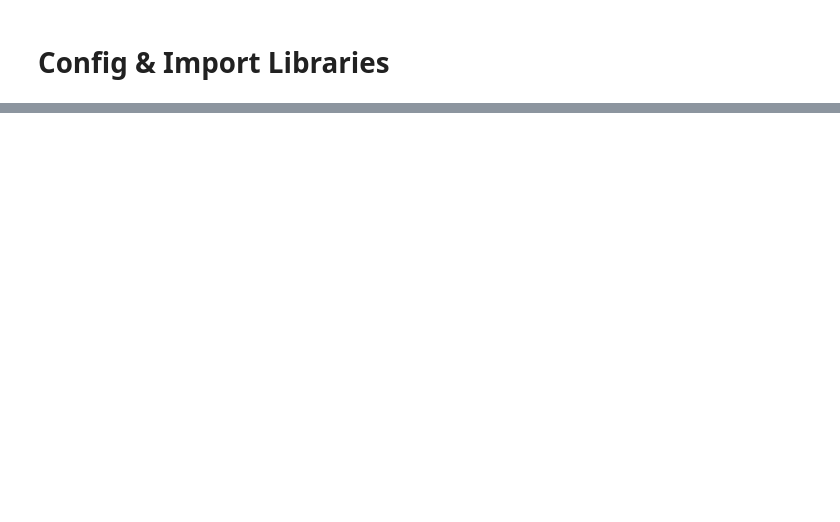
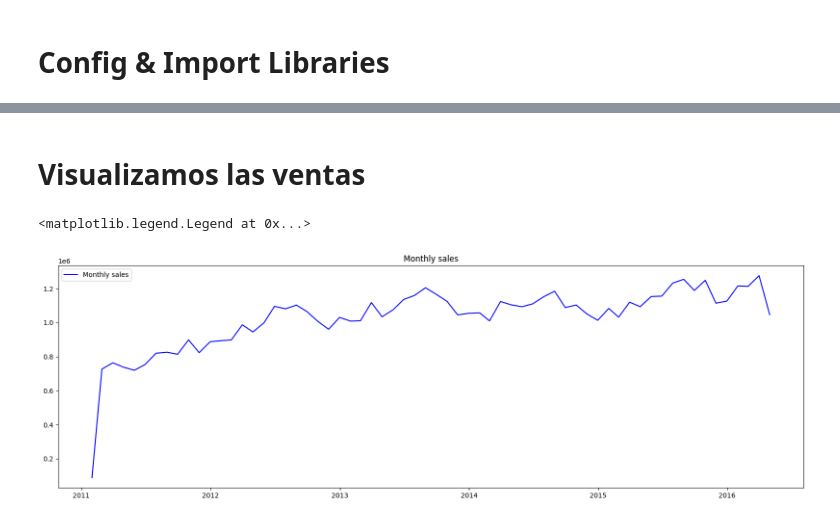
Before and after one commit to elenabriones/DS-Capstone-Market, a Jupyter notebook: notebooks/Forecast.ipynb, the cells around one changed output, grey strips where cells are left out. Saved outputs shown, nothing was run; the diff lists cells and outputs as text; code cells hidden in the pictures; blank space fills up the shorter version.

Commit message:
Forecast 18_02_2024

```diff
--- a/notebooks/Forecast.ipynb
+++ b/notebooks/Forecast.ipynb
@@ -83,0 +55,3 @@ df_forecast.head(10)
+# %%
+df_forecast['year'] = df_forecast['yearweek'].astype(str).str[:4]
+df_forecast['week'] = df_forecast['yearweek'].astype(str).str[4:]
@@ -83,0 +87,3 @@ df_forecast.head(10)
+# %%
+# Borramos aquellas variables que no suman al modelo:
+df_forecast.drop(['d', 'weekend', 'weekday_int','yearweek'], inplace=True, axis=1)
@@ -83,0 +150,10 @@ df_forecast.head(10)
+# %%
+# Borramos las columnas encodeadas:
+df_forecast.drop([
+                    'category',
+                    'department',
+                    'region',
+                    'store',
+                    'store_code',
+                    'item'],
+                    axis=1, inplace=True)
@@ -83,0 +169,16 @@ df_forecast.head(10)
+# %% [markdown]
+# Visualizamos las ventas
+# %%
+df = df_forecast.copy()
+# %%
+# Consultamos las ventas mensuales:
+x= df[['date', "qty_sold"]].set_index('date').resample("M").sum()
+
+# Vemos la evolución de las ventas mensuales:
+plt.figure(figsize = (20, 6))
+plt.plot(x, color = "blue", label = "Monthly sales")
+plt.title("Monthly sales")
+plt.legend()
+# %% [output]
+<matplotlib.legend.Legend at 0x...>
+[figure, added]
```
Also changed, not shown: parts of 206 cells of this notebook.
